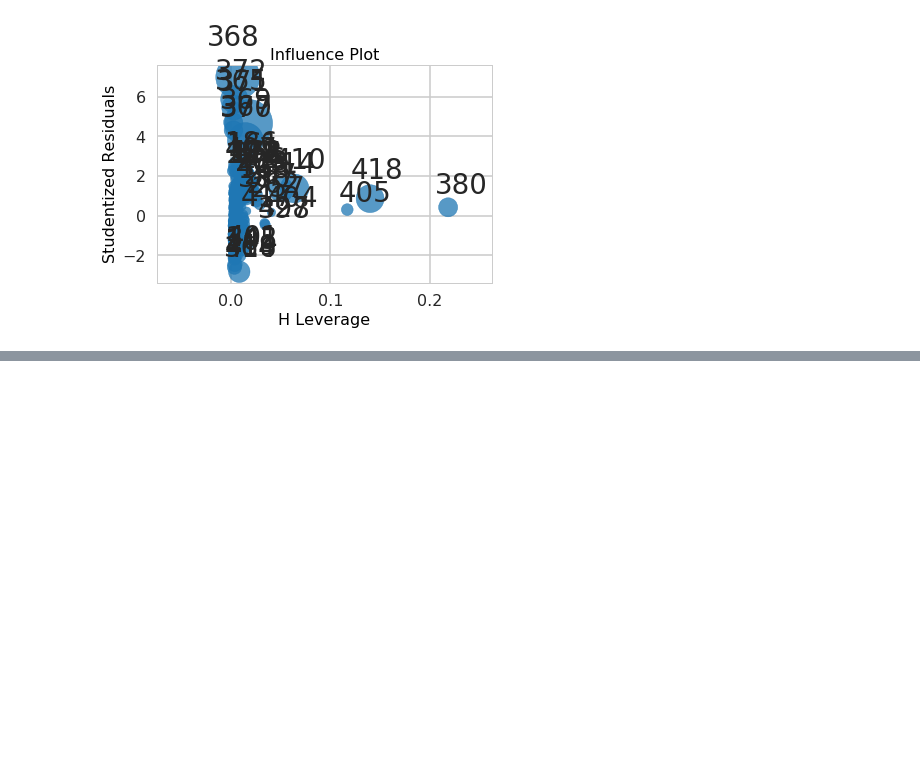
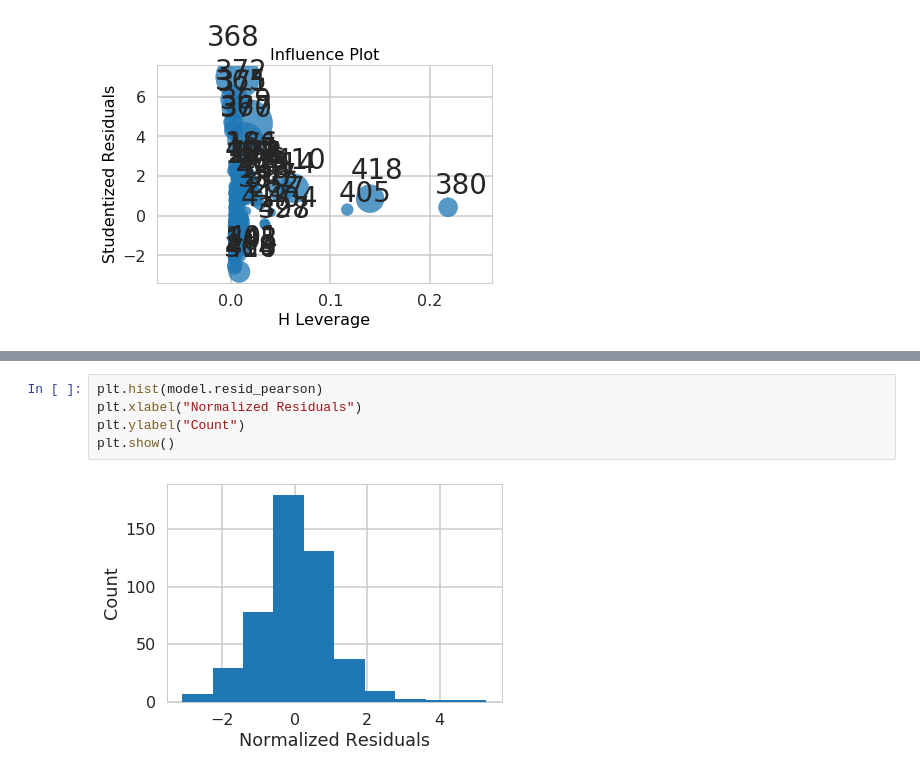
Before and after one commit to krishisharma45/springboard-homework, a Jupyter notebook: Mini_Project_Linear_Regression.ipynb, the cells around one changed output, grey strips where cells are left out. Cells and saved outputs as stored; diff of their text form; blank space fills up the shorter version.

```diff
--- a/Mini_Project_Linear_Regression.ipynb
+++ b/Mini_Project_Linear_Regression.ipynb
@@ -1035,0 +1068,7 @@ The fitted values plot tells us that the model best predicts around the middle p
+# %%
+plt.hist(model.resid_pearson)
+plt.xlabel("Normalized Residuals")
+plt.ylabel("Count")
+plt.show()
+# %% [output]
+[figure, added]
```
Also changed, not shown: parts of 18 cells of this notebook.
